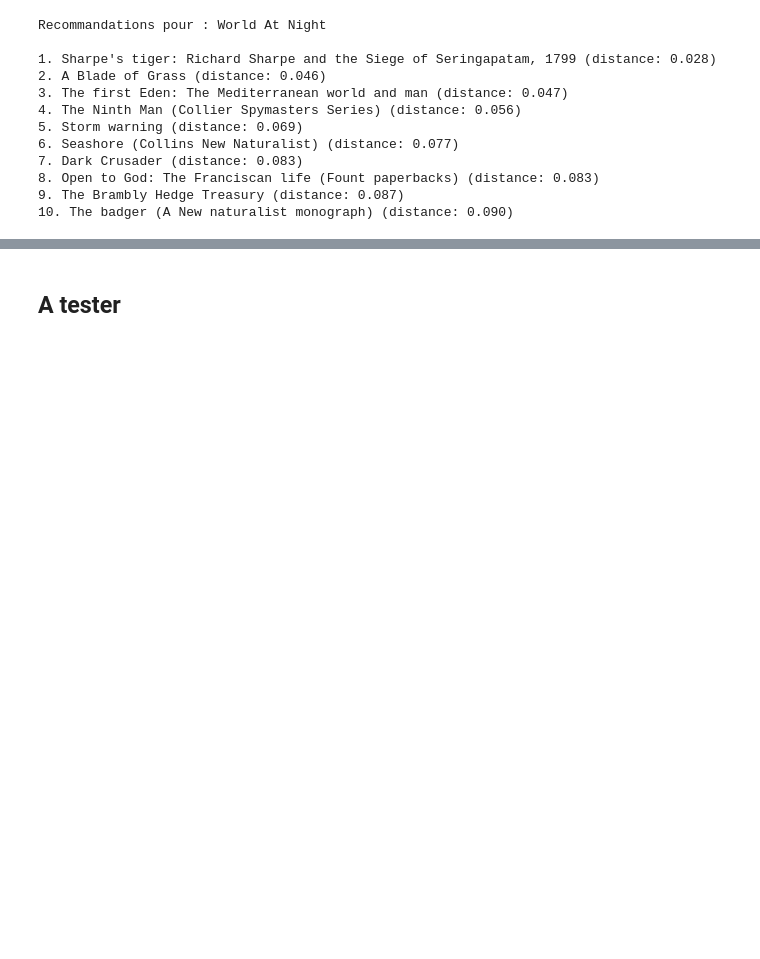
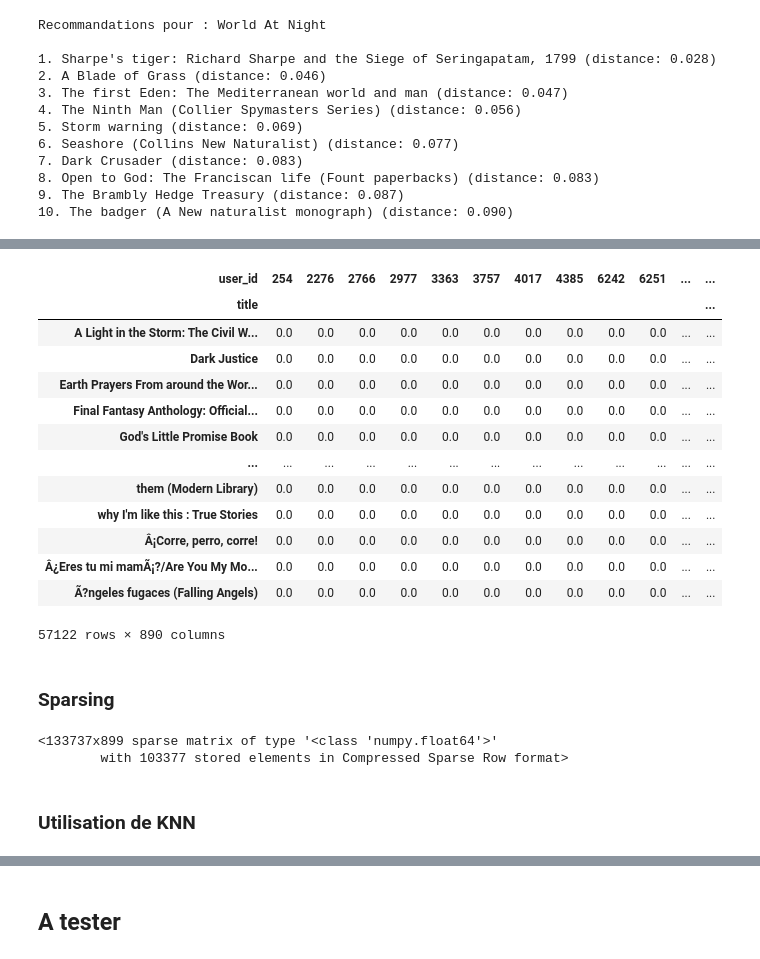
Before and after one commit to redyddm/projet_ter, a Jupyter notebook: recommandation.ipynb, the cells around one changed output, grey strips where cells are left out. Cells and saved outputs as stored; diff of their text form; code cells hidden in the pictures; blank space fills up the shorter version.

```diff
--- a/recommandation.ipynb
+++ b/recommandation.ipynb
@@ -1277,0 +1401,21 @@ Recommandations pour : World At Night
+# %%
+matrix = user_book_matrix.loc[(user_book_matrix != 0).any(axis=1), (user_book_matrix != 0).any(axis=0)]
+# %%
+matrix
+# %% [output]
+| user_id | 254 | 2276 | 2766 | 2977 | 3363 | 3757 | 4017 | 4385 | 6242 | 6251 | ... | ... |
+| title |  |  |  |  |  |  |  |  |  |  |  | ... |
+| A Light in the Storm: The Civil W... | 0.0 | 0.0 | 0.0 | 0.0 | 0.0 | 0.0 | 0.0 | 0.0 | 0.0 | 0.0 | ... | ... |
+| Dark Justice | 0.0 | 0.0 | 0.0 | 0.0 | 0.0 | 0.0 | 0.0 | 0.0 | 0.0 | 0.0 | ... | ... |
+| Earth Prayers From around the Wor... | 0.0 | 0.0 | 0.0 | 0.0 | 0.0 | 0.0 | 0.0 | 0.0 | 0.0 | 0.0 | ... | ... |
+| Final Fantasy Anthology: Official... | 0.0 | 0.0 | 0.0 | 0.0 | 0.0 | 0.0 | 0.0 | 0.0 | 0.0 | 0.0 | ... | ... |
+| God's Little Promise Book | 0.0 | 0.0 | 0.0 | 0.0 | 0.0 | 0.0 | 0.0 | 0.0 | 0.0 | 0.0 | ... | ... |
+| ... | ... | ... | ... | ... | ... | ... | ... | ... | ... | ... | ... | ... |
+| them (Modern Library) | 0.0 | 0.0 | 0.0 | 0.0 | 0.0 | 0.0 | 0.0 | 0.0 | 0.0 | 0.0 | ... | ... |
+| why I'm like this : True Stories | 0.0 | 0.0 | 0.0 | 0.0 | 0.0 | 0.0 | 0.0 | 0.0 | 0.0 | 0.0 | ... | ... |
+| Â¡Corre, perro, corre! | 0.0 | 0.0 | 0.0 | 0.0 | 0.0 | 0.0 | 0.0 | 0.0 | 0.0 | 0.0 | ... | ... |
+| Â¿Eres tu mi mamÃ¡?/Are You My Mo... | 0.0 | 0.0 | 0.0 | 0.0 | 0.0 | 0.0 | 0.0 | 0.0 | 0.0 | 0.0 | ... | ... |
+| Ã?ngeles fugaces (Falling Angels) | 0.0 | 0.0 | 0.0 | 0.0 | 0.0 | 0.0 | 0.0 | 0.0 | 0.0 | 0.0 | ... | ... |
+57122 rows × 890 columns
+# %% [markdown]
+### Sparsing
@@ -1277,0 +1426,7 @@ Recommandations pour : World At Night
+# %%
+user_book_sparse
+# %% [output]
+<133737x899 sparse matrix of type '<class 'numpy.float64'>'
+        with 103377 stored elements in Compressed Sparse Row format>
+# %% [markdown]
+### Utilisation de KNN
```
Also changed, not shown: parts of 78 cells of this notebook.
